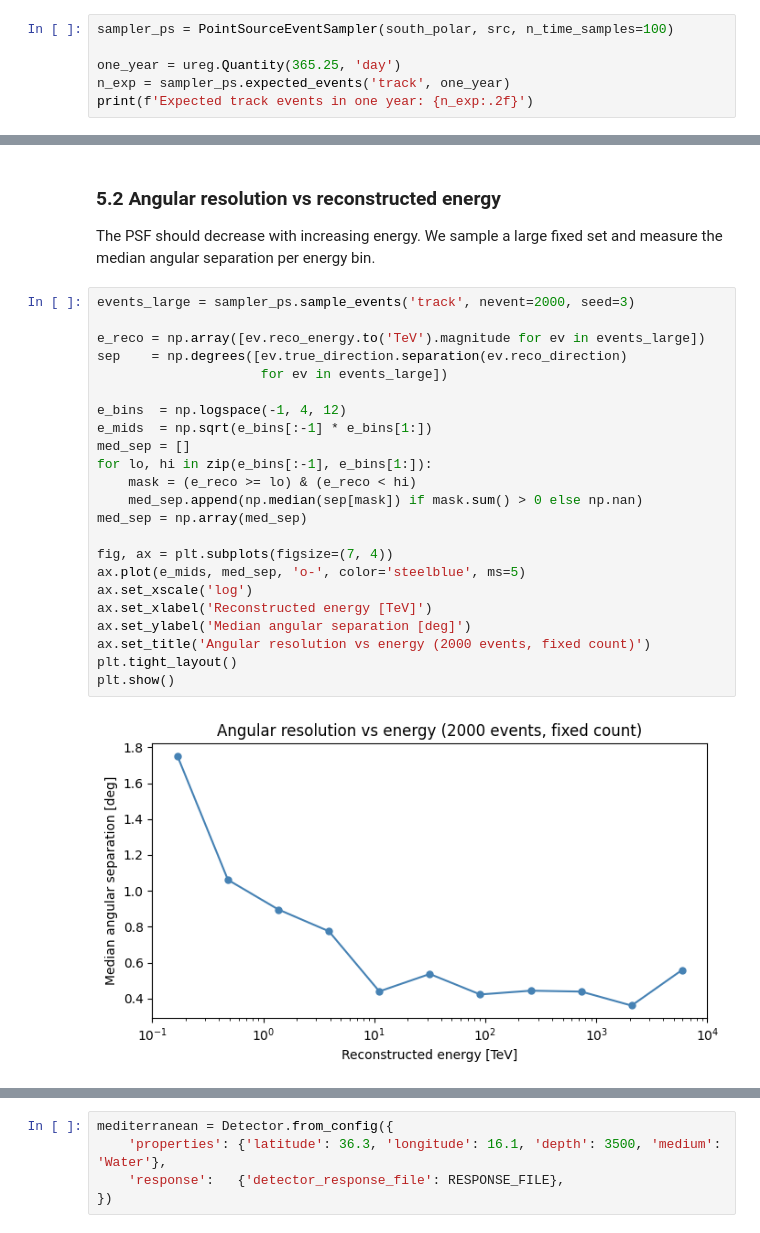
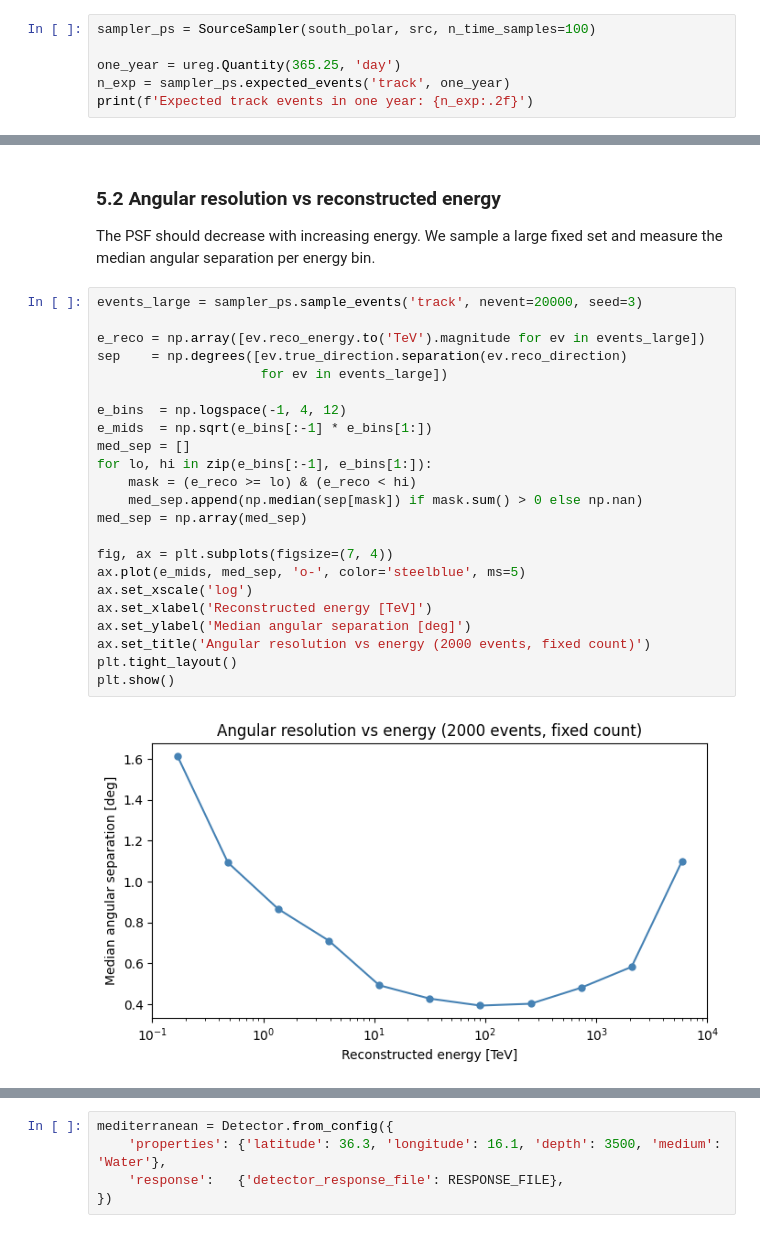
Before and after one commit to jlazar17/spore, a Jupyter notebook: examples/spore_quickstart.ipynb, the cells around one changed output, grey strips where cells are left out. Cells and saved outputs as stored; diff of their text form.

```diff
--- a/examples/spore_quickstart.ipynb
+++ b/examples/spore_quickstart.ipynb
@@ -130,7 +134,7 @@ print('Source: dec={:.2f} deg, RA={:.2f} deg'.format(
 # %% [output]
 Source: dec=5.70 deg, RA=77.40 deg
 # %%
-sampler_ps = PointSourceEventSampler(south_polar, src, n_time_samples=100)
+sampler_ps = SourceSampler(south_polar, src, n_time_samples=100)
 
 one_year = ureg.Quantity(365.25, 'day')
 n_exp = sampler_ps.expected_events('track', one_year)
@@ -321,27 +482,27 @@ Sample mean   : 8.67  (std 2.94)
 
 The PSF should decrease with increasing energy. We sample a large fixed set and measure the median angular separation per energy bin.
 # %%
-events_large = sampler_ps.sample_events('track', nevent=2000, seed=3)
+events_large = sampler_ps.sample_events('track', nevent=20000, seed=3)
 
 e_reco = np.array([ev.reco_energy.to('TeV').magnitude for ev in events_large])
 sep    = np.degrees([ev.true_direction.separation(ev.reco_direction)
                      for ev in events_large])
 
 e_bins  = np.logspace(-1, 4, 12)
 e_mids  = np.sqrt(e_bins[:-1] * e_bins[1:])
 med_sep = []
 for lo, hi in zip(e_bins[:-1], e_bins[1:]):
     mask = (e_reco >= lo) & (e_reco < hi)
     med_sep.append(np.median(sep[mask]) if mask.sum() > 0 else np.nan)
 med_sep = np.array(med_sep)
 
 fig, ax = plt.subplots(figsize=(7, 4))
 ax.plot(e_mids, med_sep, 'o-', color='steelblue', ms=5)
 ax.set_xscale('log')
 ax.set_xlabel('Reconstructed energy [TeV]')
 ax.set_ylabel('Median angular separation [deg]')
 ax.set_title('Angular resolution vs energy (2000 events, fixed count)')
 plt.tight_layout()
 plt.show()
 # %% [output]
-[figure, old version]
+[figure, new version]
```
Also changed, not shown: parts of 27 cells of this notebook, 12 other files.
